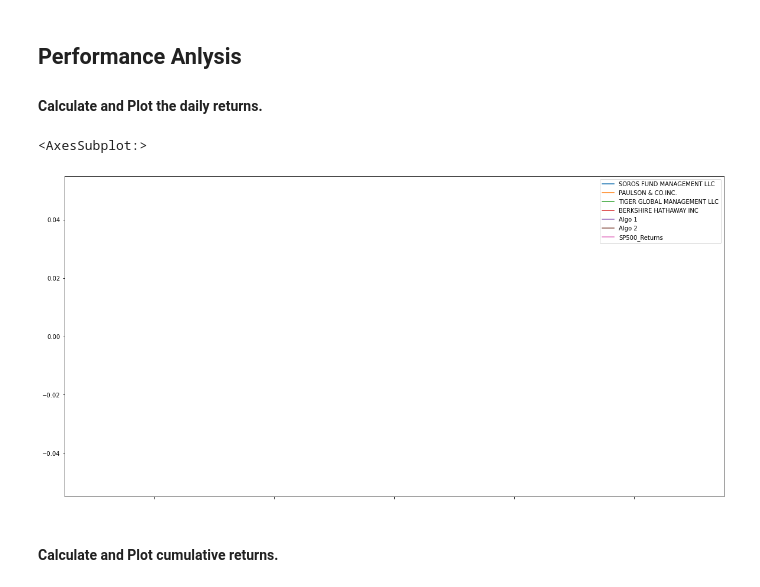
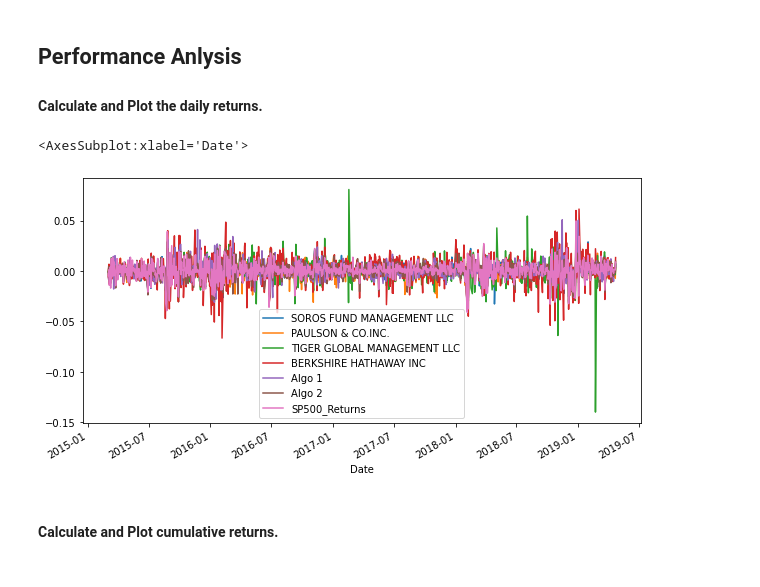
Before and after one commit to nickmescain/Homework-4-whale-analysis, a Jupyter notebook: whale_analysis.ipynb, the cells around one changed output. Drawn from its saved outputs; the diff is of its cells as text; code cells hidden in the pictures.

```diff
--- a/whale_analysis.ipynb
+++ b/whale_analysis.ipynb
@@ -70,7 +104,9 @@ whale_returns.head()
 Read the algorithmic daily returns and clean the data
 # %%
 # Reading algorithmic returns
-algo_returns = Path("../Starter_Code/Resources/algo_returns.csv")
-algoreturns_df = pd.read_csv(algo_returns)
+
+
+algoreturns_df = pd.read_csv(Path("Resources/algo_returns.csv"),
+ index_col='Date',infer_datetime_format= True, parse_dates=True)
 algoreturns_df.head()
 # %% [output]
@@ -112,7 +149,7 @@ algo_returns
 Read the S&P 500 historic closing prices and create a new daily returns DataFrame from the data.
 # %%
 # Reading S&P 500 Closing Prices
-sp500_data = pd.read_csv(Path("../Starter_Code/Resources/sp500_history.csv"),
+sp500_data = pd.read_csv(Path("Resources/sp500_history.csv"),
  index_col='Date',infer_datetime_format= True, parse_dates=True)
 sp500_data.sort_index(inplace=True)
 sp500_data.head()
@@ -153,5 +190,6 @@ sp500_data.head()
 | 2012-10-05 | -0.000322 |
 # %%
 # Drop nulls
-sp500_data.dropna
+sp500_data.dropna(inplace=True)
+sp500_data
 # %% [output]
@@ -187,6 +231,6 @@ sp500_data.head()
 # %%
 # Join Whale Returns, Algorithmic Returns, and the S&P 500 Returns into a single DataFrame with columns for each portfolio's returns.
 whale_combined_returns = pd.concat([whale_returns,algo_returns, sp500_data], axis ='columns', join='inner')
-whale_combined_returns.sort_index(inplace=True)
-whale_combined_returns.tail(10)
+#whale_combined_returns.sort_index(inplace=True)
+whale_combined_returns
 # %% [output]
@@ -204,11 +261,11 @@ In this section, you will calculate and visualize performance and risk metrics f
 # %%
 # Plot daily returns of all portfolios
 whale_combined_returns.plot(
-  figsize=(20,10)
+  figsize=(10,5)
   )
 # %% [output]
-<AxesSubplot:>
+<AxesSubplot:xlabel='Date'>
-[figure, old version]
+[figure, new version]
 # %% [markdown]
 #### Calculate and Plot cumulative returns.
 # %%
```
Also changed, not shown: parts of 37 cells of this notebook, 6 other files.
